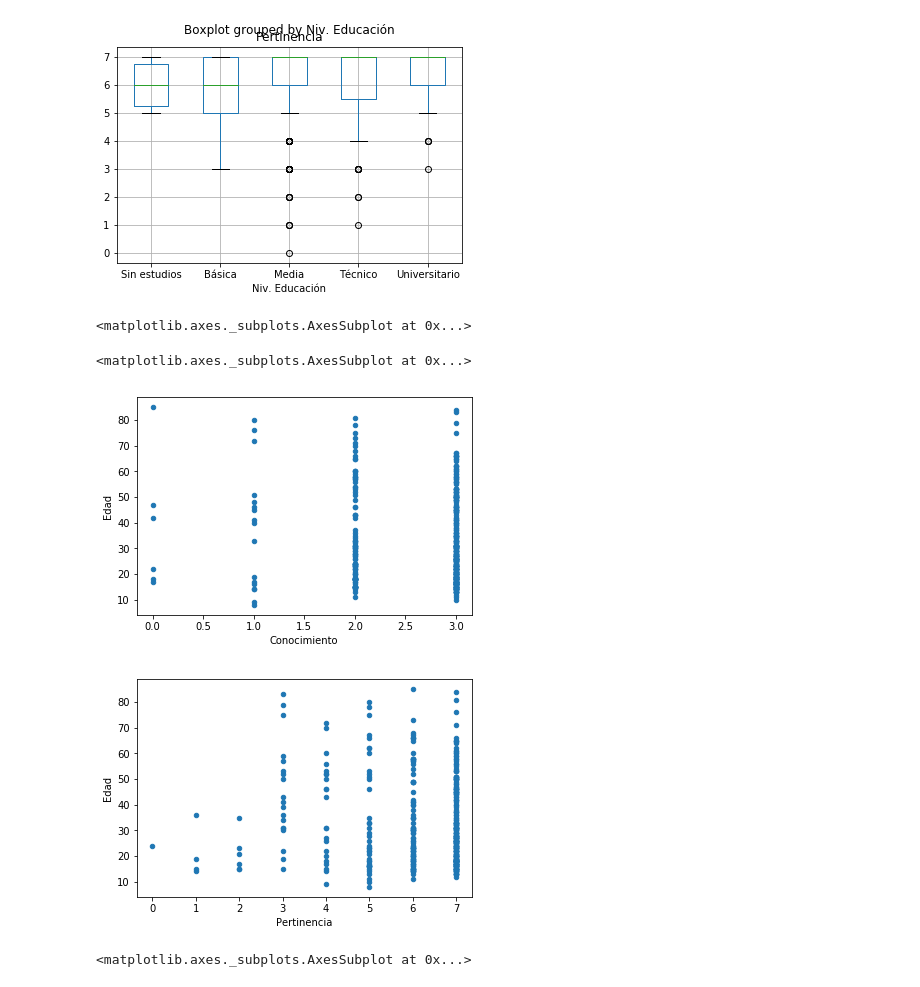
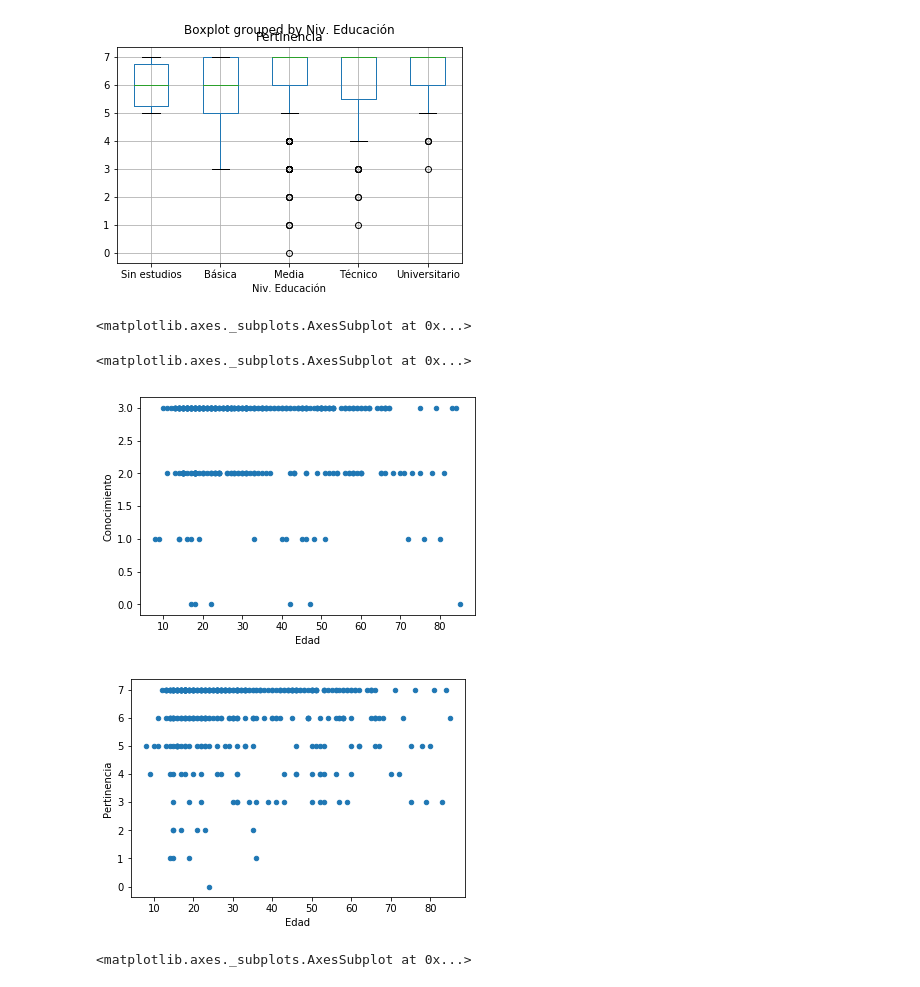
Before and after one commit to superegi/conocimiento131, a Jupyter notebook: Conocimiento 131.ipynb, the cells around one changed output. Saved outputs shown, nothing was run; the diff lists cells and outputs as text; code cells hidden in the pictures.

```diff
--- a/Conocimiento 131.ipynb
+++ b/Conocimiento 131.ipynb
@@ -252,13 +319,13 @@ Name: Pertinencia, dtype: float64
 [figure]
 [figure]
 # %%
-BD.plot(kind='scatter', x='Conocimiento', y='Edad')
-BD.plot(kind='scatter', x='Pertinencia', y='Edad')
+BD.plot(kind='scatter', y='Conocimiento', x='Edad')
+BD.plot(kind='scatter', y='Pertinencia', x='Edad')
 # %% [output]
 <matplotlib.axes._subplots.AxesSubplot at 0x...>
 <matplotlib.axes._subplots.AxesSubplot at 0x...>
-[figure, old version]
+[figure, new version]
-[figure, old version]
+[figure, new version]
 # %%
 BD.boxplot(column=['Conocimiento'], by = 'Nacionalidad')
 BD.boxplot(column=['Pertinencia'], by = 'Nacionalidad')
```
Also changed, not shown: parts of 7 cells of this notebook, 3 other files.
